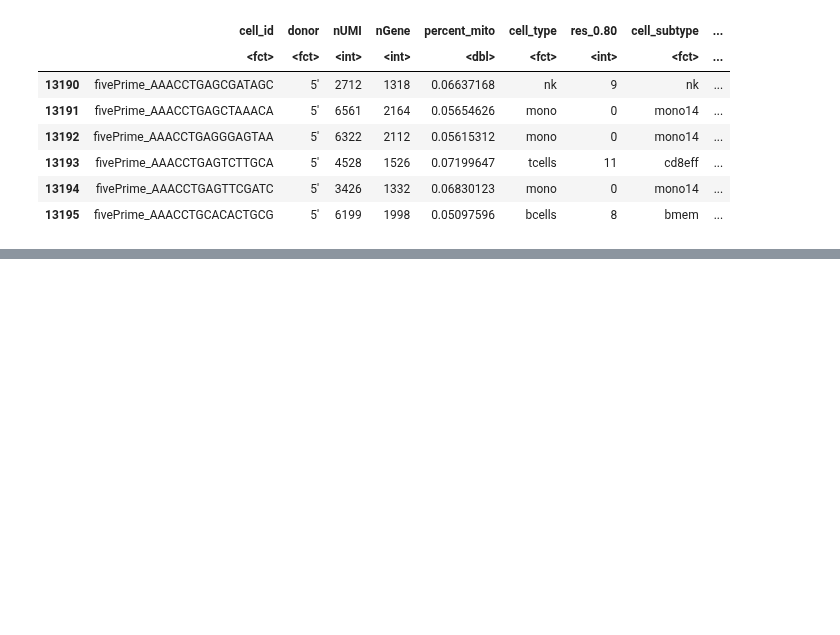
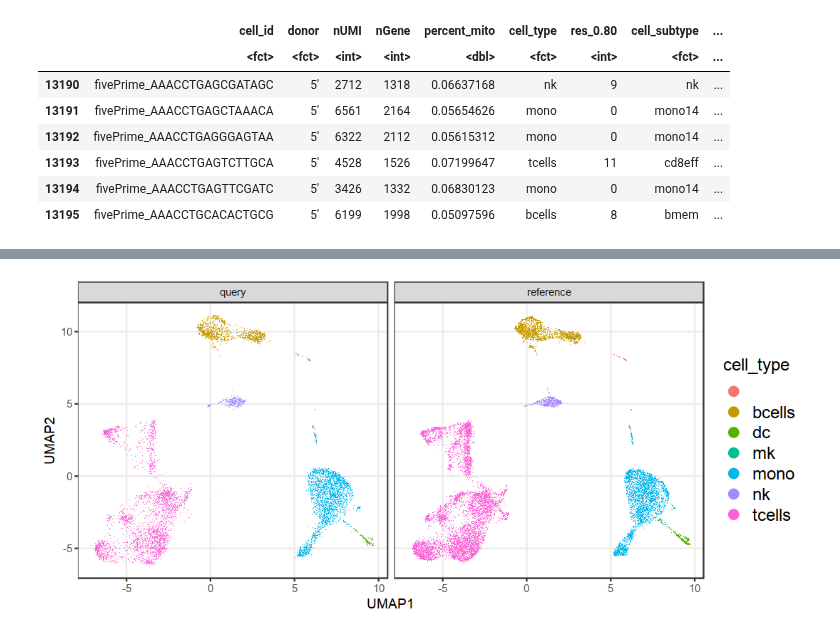
Before and after one commit to immunogenomics/symphony, a Jupyter notebook: vignettes/pbmcs_tutorial.ipynb, the cells around one changed output, grey strips where cells are left out. Saved outputs shown, nothing was run; the diff lists cells and outputs as text; code cells hidden in the pictures; blank space fills up the shorter version.

```diff
--- a/vignettes/pbmcs_tutorial.ipynb
+++ b/vignettes/pbmcs_tutorial.ipynb
@@ -324,0 +300,19 @@ q
+# %%
+# Plot UMAP visualization
+fig.size(4, 9)
+
+q = umap_combined_labels %>%
+    ggplot(aes(x = UMAP1, y = UMAP2, col = cell_type)) +
+    geom_point_rast(size = 0.4, stroke = 0.2, shape = 16) +
+    theme_bw() +
+    theme(plot.title = element_text(hjust = 0.5)) +
+    theme(legend.position="right") +
+    theme(legend.text = element_text(size=14), plot.title = element_text(size=16),
+          legend.title=element_text(size=14)) +
+    guides(colour = guide_legend(override.aes = list(size = 4))) +
+    scale_x_continuous(minor_breaks = seq(-10, 10, 5)) +
+    scale_y_continuous(minor_breaks = seq(-10, 10, 5)) +
+    facet_wrap(~ref_query)
+q
+# %% [output]
+[figure, added]
```
Also changed, not shown: parts of 17 cells of this notebook, 2 other files.
